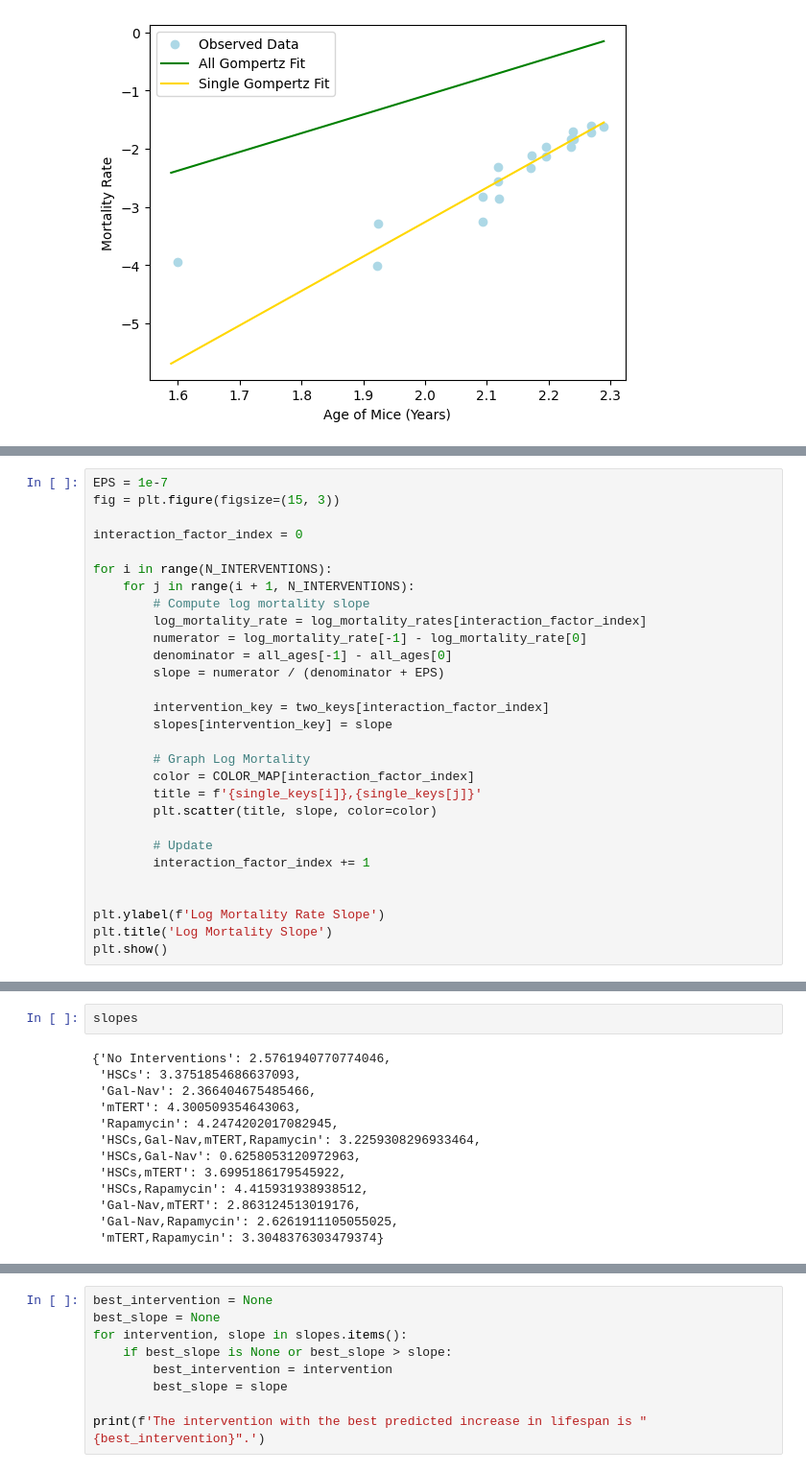
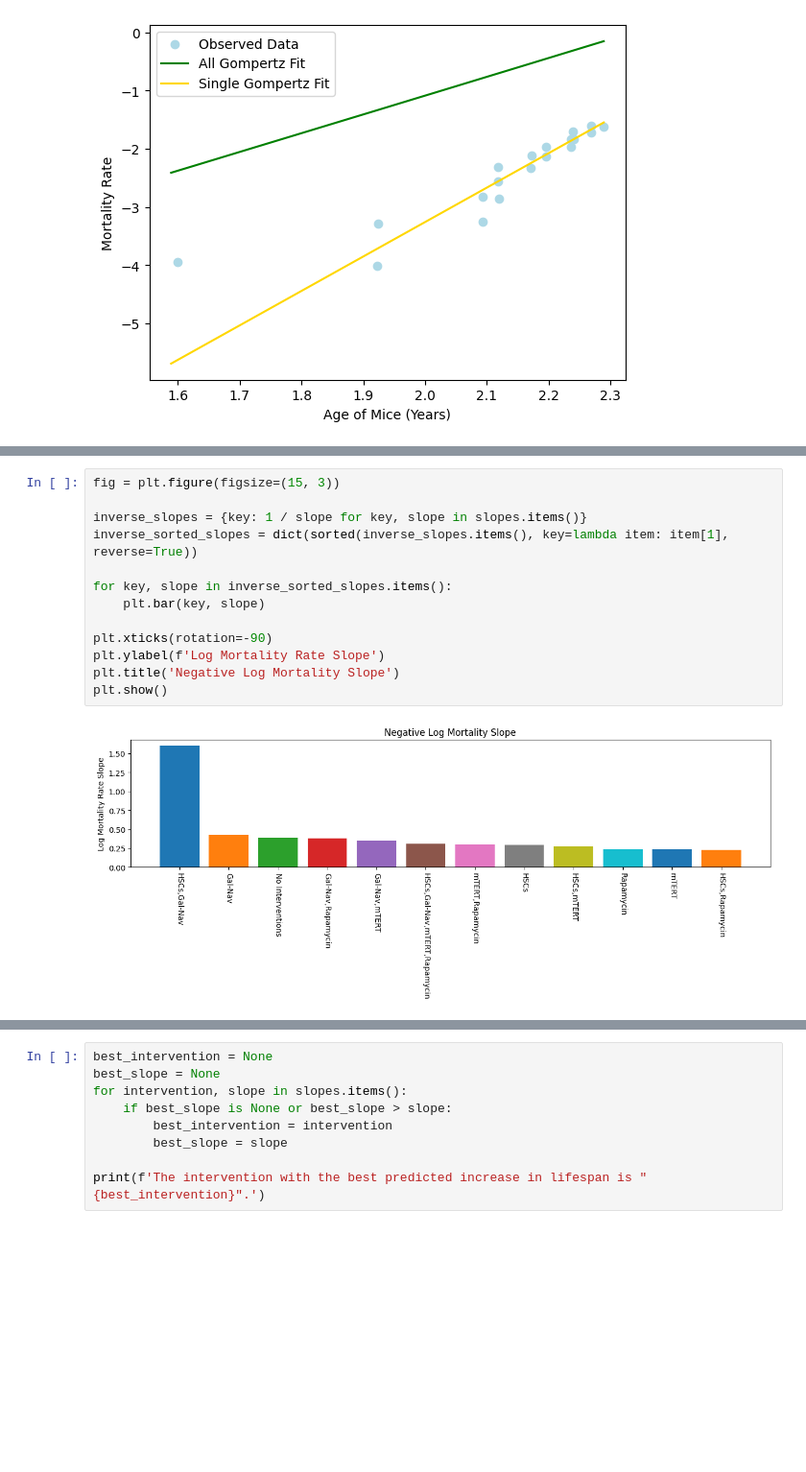
Before and after one commit to shs2017/Data-Literacy, a Jupyter notebook: exp/Lifespans_ITP1_df.ipynb, the cells around one changed output, grey strips where cells are left out. Shown at 96% size. Cells and saved outputs as stored; diff of their text form; blank space fills up the shorter version.

```diff
--- a/exp/Lifespans_ITP1_df.ipynb
+++ b/exp/Lifespans_ITP1_df.ipynb
@@ -653,31 +456,2 @@ plot_log_mortality_rates(all_ages, log_mortality_rates, single_keys, N_INTERVENT
 # %% [output]
 [figure]
-# %%
-EPS = 1e-7
-fig = plt.figure(figsize=(15, 3))
-
-interaction_factor_index = 0
-
-for i in range(N_INTERVENTIONS):
-    for j in range(i + 1, N_INTERVENTIONS):
-        # Compute log mortality slope
-        log_mortality_rate = log_mortality_rates[interaction_factor_index]
-        numerator = log_mortality_rate[-1] - log_mortality_rate[0]
-        denominator = all_ages[-1] - all_ages[0]
-        slope = numerator / (denominator + EPS)
-
-        intervention_key = two_keys[interaction_factor_index]
-        slopes[intervention_key] = slope
-
-        # Graph Log Mortality
-        color = COLOR_MAP[interaction_factor_index]
-        title = f'{single_keys[i]},{single_keys[j]}'
-        plt.scatter(title, slope, color=color)
-
-        # Update
-        interaction_factor_index += 1
-
-
-plt.ylabel(f'Log Mortality Rate Slope')
-plt.title('Log Mortality Slope')
-plt.show()
@@ -686,15 +458,15 @@ plt.show()
 # %%
-slopes
+fig = plt.figure(figsize=(15, 3))
+
+inverse_slopes = {key: 1 / slope for key, slope in slopes.items()}
+inverse_sorted_slopes = dict(sorted(inverse_slopes.items(), key=lambda item: item[1], reverse=True))
+
+for key, slope in inverse_sorted_slopes.items():
+    plt.bar(key, slope)
+
+plt.xticks(rotation=-90)
+plt.ylabel(f'Log Mortality Rate Slope')
+plt.title('Negative Log Mortality Slope')
+plt.show()
 # %% [output]
-{'No Interventions': 2.5761940770774046,
- 'HSCs': 3.3751854686637093,
- 'Gal-Nav': 2.366404675485466,
- 'mTERT': 4.300509354643063,
- 'Rapamycin': 4.2474202017082945,
- 'HSCs,Gal-Nav,mTERT,Rapamycin': 3.2259308296933464,
- 'HSCs,Gal-Nav': 0.6258053120972963,
- 'HSCs,mTERT': 3.6995186179545922,
- 'HSCs,Rapamycin': 4.415931938938512,
- 'Gal-Nav,mTERT': 2.863124513019176,
- 'Gal-Nav,Rapamycin': 2.6261911105055025,
- 'mTERT,Rapamycin': 3.3048376303479374}
+[figure, added]
```
Also changed, not shown: parts of 26 cells of this notebook.
